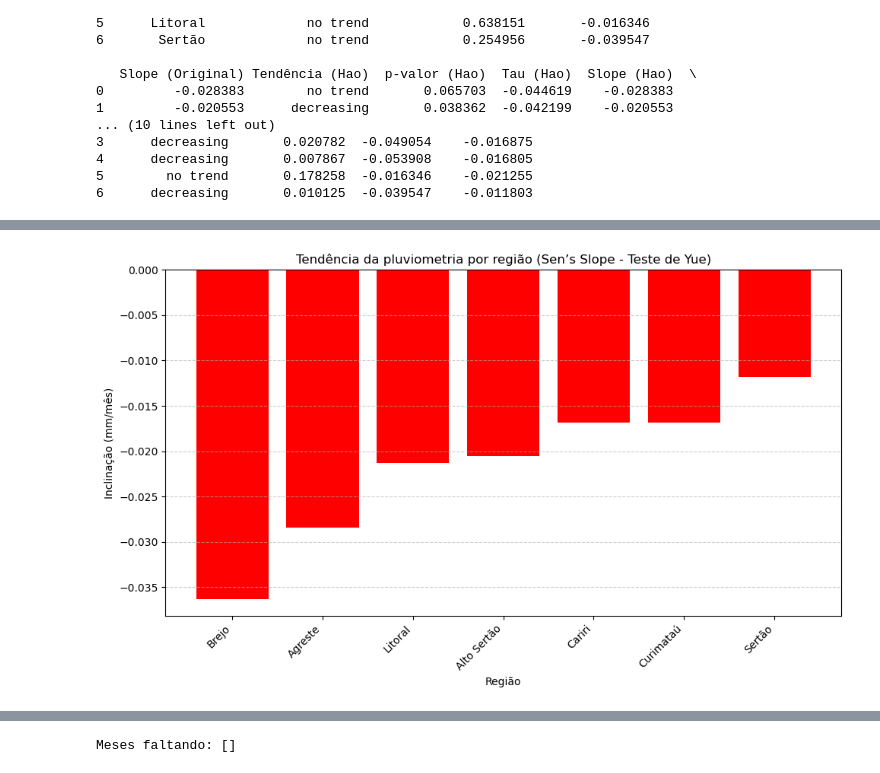
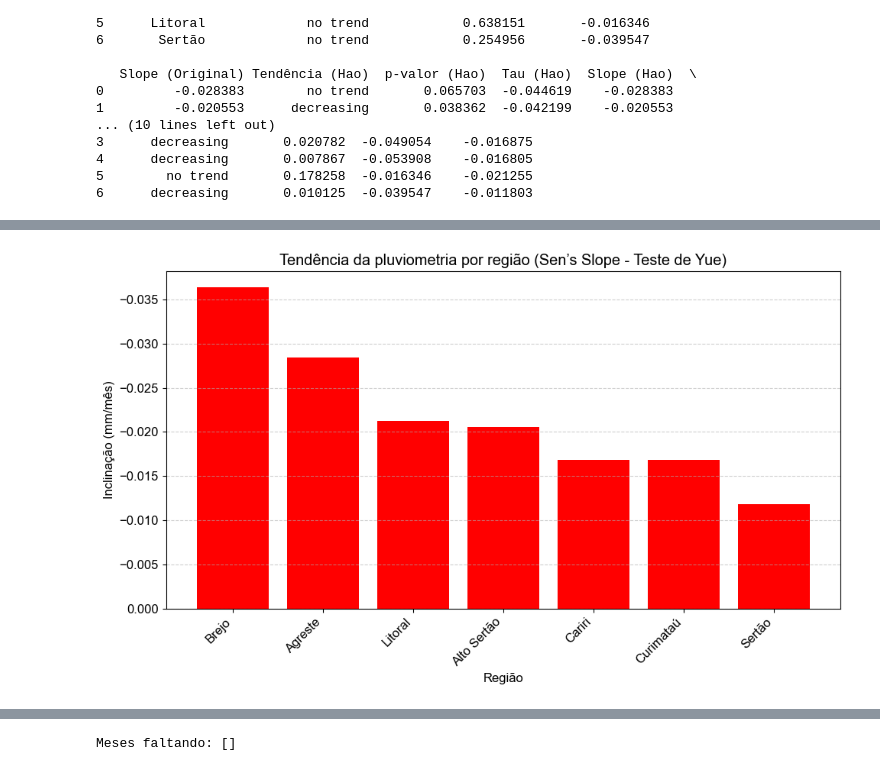
Before and after one commit to luquech/DadosTCC, a Jupyter notebook: AESA.ipynb, the cells around one changed output, grey strips where cells are left out. Cells and saved outputs as stored; diff of their text form; code cells hidden in the pictures.

```diff
--- a/AESA.ipynb
+++ b/AESA.ipynb
@@ -84,12 +84,21 @@ print(df_media_mensal_estado.head())
 # %%
 import matplotlib.pyplot as plt
 
-# Definir cores para cada faixa
+# Intervalos de anos
+faixas = {
+    '1994-2003': (1994, 2003),
+    '2004-2013': (2004, 2013),
+    '2014-2024': (2014, 2024),
+}
+
+# Cores para cada faixa
 cores = {
     '1994-2003': 'red',
     '2004-2013': 'green',
     '2014-2024': 'blue',
 }
+plt.rcParams["font.family"] = "Arial"
+plt.rcParams["font.size"] = 14
 
 plt.figure(figsize=(12, 5))
 
@@ -104,8 +113,13 @@ for faixa, (ano_ini, ano_fim) in faixas.items():
     subset = subset.sort_values('Data')
 
     # Plotar a linha da faixa
-    plt.plot(subset['Data'], subset['Pluviometria observada (mm)'],
-             marker='o', color=cores[faixa], label=faixa)
+    plt.plot(
+        subset['Data'],
+        subset['Pluviometria observada (mm)'],
+        marker='o',
+        color=cores[faixa],
+        label=faixa
+    )
 
 plt.title("Média mensal da pluviometria no estado (separada por faixas)")
 plt.xlabel("Data")
@@ -126,6 +140,9 @@ faixas = {
     '2004-2013': (2004, 2013),
     '2014-2024': (2014, 2024),
 }
+
+plt.rcParams["font.family"] = "Arial"
+plt.rcParams["font.size"] = 14
 
 plt.figure(figsize=(12,6))
 
@@ -140,6 +157,8 @@ plt.ylabel('Média de chuva (mm)')
 plt.xticks(range(1,13))
 plt.grid(True)
 plt.legend()
-plt.savefig("plots/media_mensal_paraiba_agg_meses.png", dpi=300)
+
+# Ajustar borda ao redor da figura
+plt.savefig("plots/media_mensal_paraiba_agg_meses.png", dpi=300, bbox_inches='tight')
 plt.show()
 # %% [output]
@@ -294,6 +311,10 @@ df_resultado = pd.DataFrame({
     "Hamed & Rao": [res_hamed.trend, res_hamed.p, res_hamed.Tau, res_hamed.slope],
     "Yue & Wang": [res_yue.trend, res_yue.p, res_yue.Tau, res_yue.slope]
 }, index=["Tendência", "p-valor", "Tau", "Slope"])
+
+
+plt.rcParams["font.family"] = "Arial"
+plt.rcParams["font.size"] = 12
 
 # Formatar valores numéricos para 6 casas decimais
 for idx in ["p-valor", "Tau", "Slope"]:
@@ -316,9 +337,6 @@ tabela = ax.table(
     bbox=[0, 0, 1, 1]  # expande a tabela para toda a figura
 )
 
-tabela.auto_set_font_size(False)
-tabela.set_fontsize(10)
-
 # Ajustar layout para não cortar nada
 plt.tight_layout()
 
@@ -328,4 +346,6 @@ fig.suptitle("Tendência de Mann-Kendall - Paraíba", fontsize=16, y=1.05)
 # Salvar gráfico
 plt.savefig("plots/tendencia_paraiba.png", dpi=300, bbox_inches='tight')
 plt.show()
+
+df_resultado.to_html("Tendencia-Paraiba.html", index=True)
 # %% [output]
@@ -516,26 +525,30 @@ plt.show()
 # %%
 import matplotlib.pyplot as plt
 
 # Ordenar por slope (para deixar mais claro visualmente)
 df_plot = df_resultados_mk.sort_values('Slope (Yue)')
+
+plt.rcParams["font.family"] = "Arial"
+plt.rcParams["font.size"] = 12
 
 plt.figure(figsize=(10,6))
 plt.bar(
     df_plot['Região'],
     df_plot['Slope (Yue)'],
     color=['red' if x < 0 else 'blue' for x in df_plot['Slope (Yue)']]
 )
+plt.gca().invert_yaxis()
 
 plt.title("Tendência da pluviometria por região (Sen’s Slope - Teste de Yue)")
 plt.ylabel("Inclinação (mm/mês)")
 plt.xlabel("Região")
 plt.xticks(rotation=45, ha='right')  # Gira os rótulos das regiões
 plt.grid(axis='y', linestyle='--', alpha=0.6)
 plt.tight_layout()
 plt.savefig("plots/tendencia_região.png", dpi=300)
 plt.show()
 # %% [output]
-[figure, old version]
+[figure, new version]
 # %%
 import matplotlib.pyplot as plt
 import math
```
Also changed, not shown: parts of 21 cells of this notebook, 1 other file.
